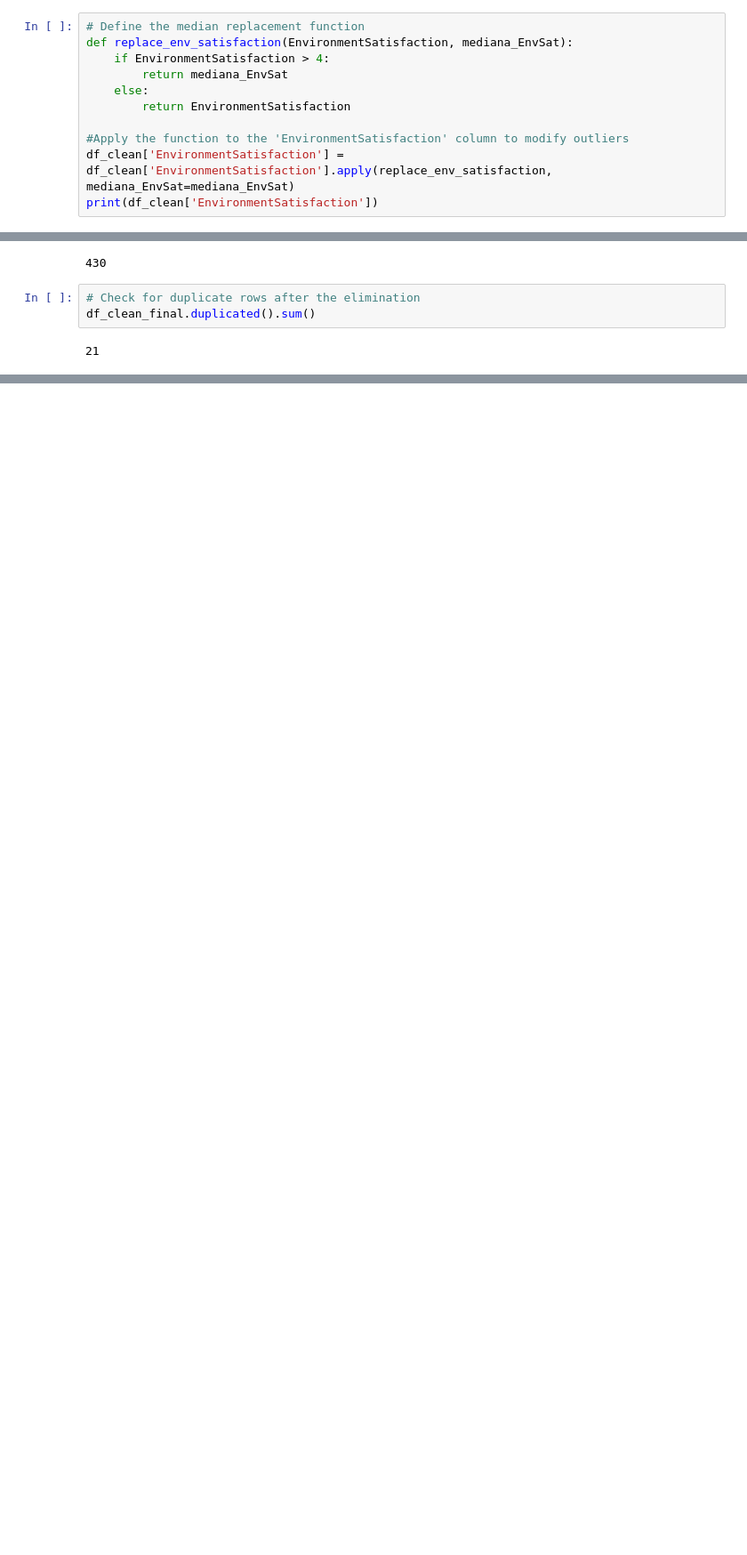
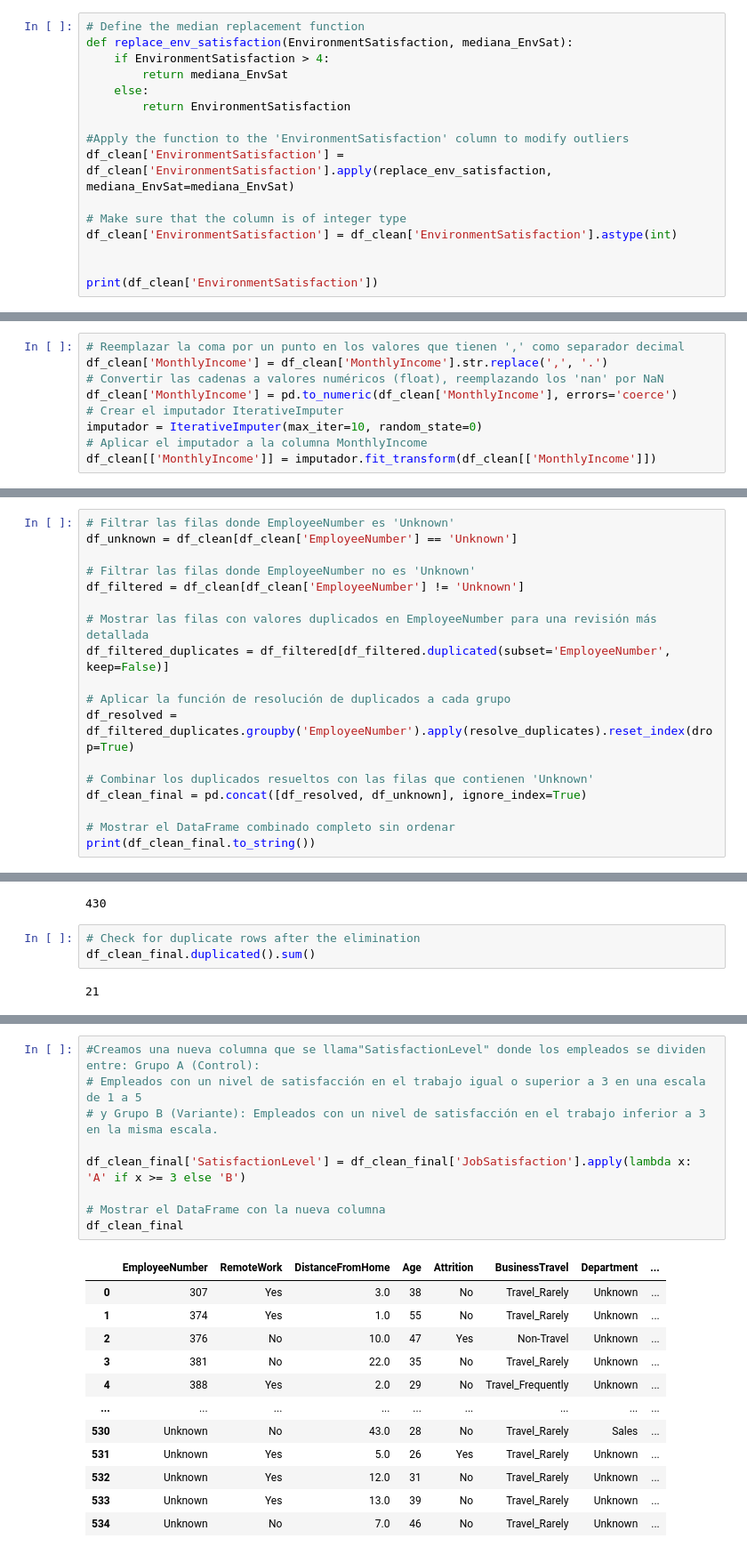
Before and after one commit to Adalab/proyecto-da-promo-b-modulo-3-team-1, a Jupyter notebook: EDA.ipynb, the cells around one changed output, grey strips where cells are left out. Shown: that part at 89% size. Saved outputs shown, nothing was run; the diff lists cells and outputs as text; blank space fills up the shorter version.

```diff
--- a/EDA.ipynb
+++ b/EDA.ipynb
@@ -927,5 +939,10 @@ def replace_env_satisfaction(EnvironmentSatisfaction, mediana_EnvSat):
 
 #Apply the function to the 'EnvironmentSatisfaction' column to modify outliers
 df_clean['EnvironmentSatisfaction'] = df_clean['EnvironmentSatisfaction'].apply(replace_env_satisfaction, mediana_EnvSat=mediana_EnvSat)
+
+# Make sure that the column is of integer type
+df_clean['EnvironmentSatisfaction'] = df_clean['EnvironmentSatisfaction'].astype(int)
+
+
 print(df_clean['EnvironmentSatisfaction'])
 # %% [output]
@@ -1205,0 +1281,9 @@ df_clean.head(10)
+# %%
+# Reemplazar la coma por un punto en los valores que tienen ',' como separador decimal
+df_clean['MonthlyIncome'] = df_clean['MonthlyIncome'].str.replace(',', '.')
+# Convertir las cadenas a valores numéricos (float), reemplazando los 'nan' por NaN
+df_clean['MonthlyIncome'] = pd.to_numeric(df_clean['MonthlyIncome'], errors='coerce')
+# Crear el imputador IterativeImputer
+imputador = IterativeImputer(max_iter=10, random_state=0)
+# Aplicar el imputador a la columna MonthlyIncome
+df_clean[['MonthlyIncome']] = imputador.fit_transform(df_clean[['MonthlyIncome']])
@@ -1289,0 +1443,18 @@ df_clean_final.head()
+# %%
+# Filtrar las filas donde EmployeeNumber es 'Unknown'
+df_unknown = df_clean[df_clean['EmployeeNumber'] == 'Unknown']
+
+# Filtrar las filas donde EmployeeNumber no es 'Unknown'
+df_filtered = df_clean[df_clean['EmployeeNumber'] != 'Unknown']
+
+# Mostrar las filas con valores duplicados en EmployeeNumber para una revisión más detallada
+df_filtered_duplicates = df_filtered[df_filtered.duplicated(subset='EmployeeNumber', keep=False)]
+
+# Aplicar la función de resolución de duplicados a cada grupo
+df_resolved = df_filtered_duplicates.groupby('EmployeeNumber').apply(resolve_duplicates).reset_index(drop=True)
+
+# Combinar los duplicados resueltos con las filas que contienen 'Unknown'
+df_clean_final = pd.concat([df_resolved, df_unknown], ignore_index=True)
+
+# Mostrar el DataFrame combinado completo sin ordenar
+print(df_clean_final.to_string())
@@ -1298,0 +1507,22 @@ df_clean_final.duplicated().sum()
+# %%
+#Creamos una nueva columna que se llama"SatisfactionLevel" donde los empleados se dividen entre: Grupo A (Control):
+# Empleados con un nivel de satisfacción en el trabajo igual o superior a 3 en una escala de 1 a 5
+# y Grupo B (Variante): Empleados con un nivel de satisfacción en el trabajo inferior a 3 en la misma escala.
+
+df_clean_final['SatisfactionLevel'] = df_clean_final['JobSatisfaction'].apply(lambda x: 'A' if x >= 3 else 'B')
+
+# Mostrar el DataFrame con la nueva columna
+df_clean_final
+# %% [output]
+|  | EmployeeNumber | RemoteWork | DistanceFromHome | Age | Attrition | BusinessTravel | Department | ... |
+| 0 | 307 | Yes | 3.0 | 38 | No | Travel_Rarely | Unknown | ... |
+| 1 | 374 | Yes | 1.0 | 55 | No | Travel_Rarely | Unknown | ... |
+| 2 | 376 | No | 10.0 | 47 | Yes | Non-Travel | Unknown | ... |
+| 3 | 381 | No | 22.0 | 35 | No | Travel_Rarely | Unknown | ... |
+| 4 | 388 | Yes | 2.0 | 29 | No | Travel_Frequently | Unknown | ... |
+| ... | ... | ... | ... | ... | ... | ... | ... | ... |
+| 530 | Unknown | No | 43.0 | 28 | No | Travel_Rarely | Sales | ... |
+| 531 | Unknown | Yes | 5.0 | 26 | Yes | Travel_Rarely | Unknown | ... |
+| 532 | Unknown | Yes | 12.0 | 31 | No | Travel_Rarely | Unknown | ... |
+| 533 | Unknown | Yes | 13.0 | 39 | No | Travel_Rarely | Unknown | ... |
+| 534 | Unknown | No | 7.0 | 46 | No | Travel_Rarely | Unknown | ... |
```
Also changed, not shown: parts of 47 cells of this notebook.
